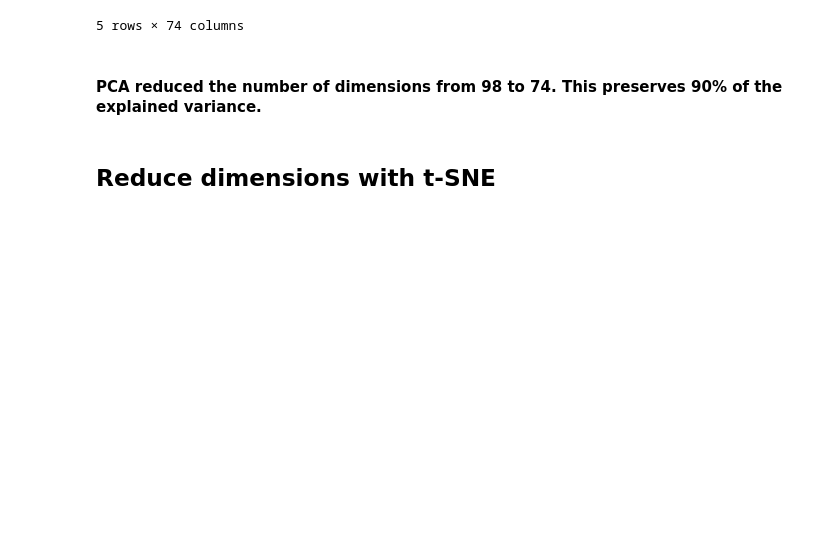
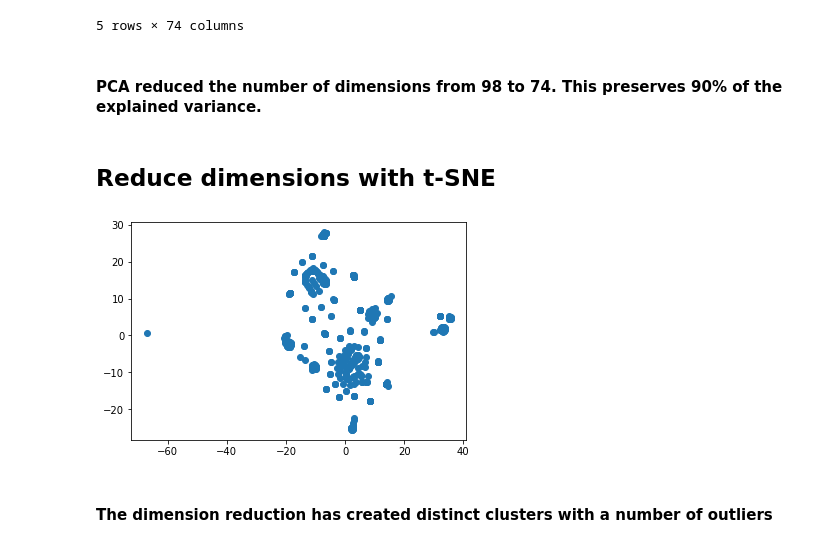
Before and after one commit to adamholcomb/Unsupervised-Machine-Learning, a Jupyter notebook: Crypto Evaluator.ipynb, the cells around one changed output. Saved outputs shown, nothing was run; the diff lists cells and outputs as text; code cells hidden in the pictures; blank space fills up the shorter version.

Commit message:
Add scatter plot of reduced data

```diff
--- a/Crypto Evaluator.ipynb
+++ b/Crypto Evaluator.ipynb
@@ -157,3 +157,10 @@ df_pca.head()
 # %%
 tsne = TSNE(learning_rate=50)
 transformed_features = tsne.fit_transform(pca_data)
+# %%
+plt.scatter(transformed_features[:,0], transformed_features[:,1])
+plt.show()
+# %% [output]
+[figure, added]
+# %% [markdown]
+#### The dimension reduction has created distinct clusters with a number of outliers
```
